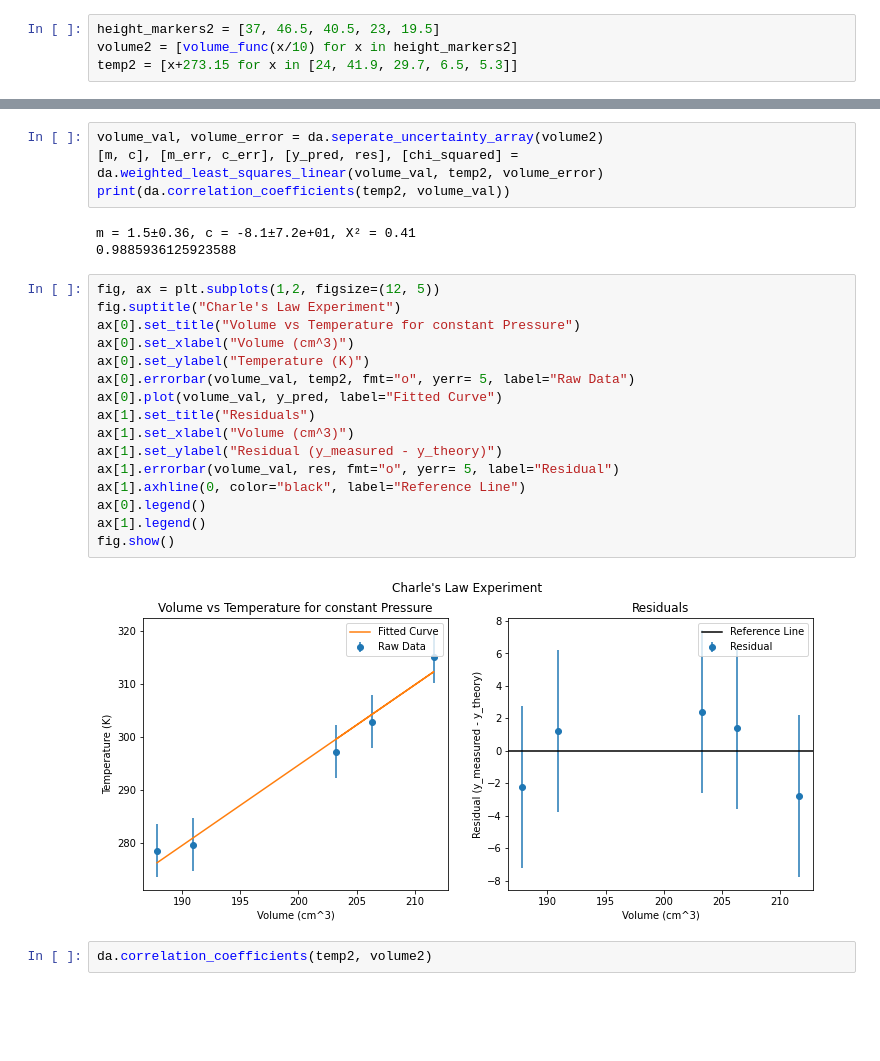
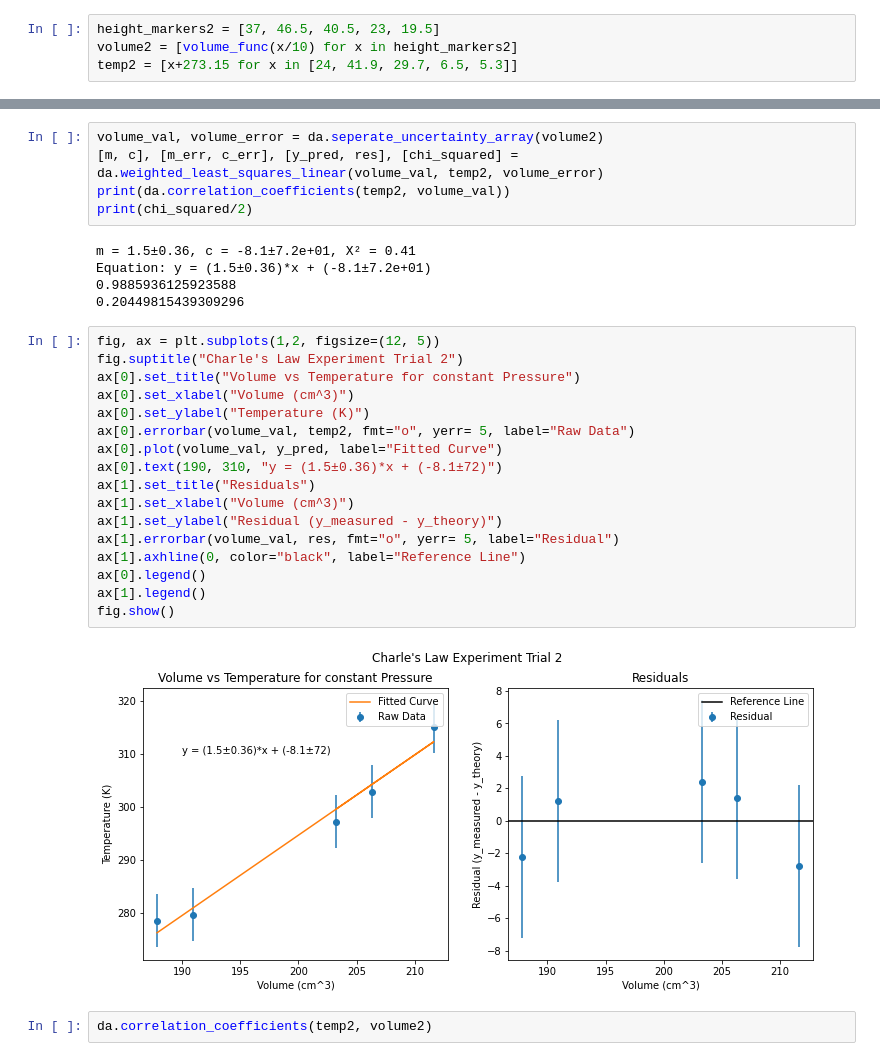
Before and after one commit to AyushmaanAggarwal/Physics-5CL, a Jupyter notebook: Lab 07/Lab 7.ipynb, the cells around one changed output, grey strips where cells are left out. Drawn from its saved outputs; the diff is of its cells as text; blank space fills up the shorter version.

```diff
--- a/Lab 07/Lab 7.ipynb
+++ b/Lab 07/Lab 7.ipynb
@@ -48,27 +73,31 @@ temp2 = [x+273.15 for x in [24, 41.9, 29.7, 6.5, 5.3]]
 volume_val, volume_error = da.seperate_uncertainty_array(volume2)
 [m, c], [m_err, c_err], [y_pred, res], [chi_squared] = da.weighted_least_squares_linear(volume_val, temp2, volume_error)
 print(da.correlation_coefficients(temp2, volume_val))
+print(chi_squared/2)
 # %% [output]
 m = 1.5±0.36, c = -8.1±7.2e+01, Χ² = 0.41
+Equation: y = (1.5±0.36)*x + (-8.1±7.2e+01)
 0.9885936125923588
+0.20449815439309296
 # %%
 fig, ax = plt.subplots(1,2, figsize=(12, 5))
-fig.suptitle("Charle's Law Experiment")
+fig.suptitle("Charle's Law Experiment Trial 2")
 ax[0].set_title("Volume vs Temperature for constant Pressure")
 ax[0].set_xlabel("Volume (cm^3)")
 ax[0].set_ylabel("Temperature (K)")
 ax[0].errorbar(volume_val, temp2, fmt="o", yerr= 5, label="Raw Data")
 ax[0].plot(volume_val, y_pred, label="Fitted Curve")
+ax[0].text(190, 310, "y = (1.5±0.36)*x + (-8.1±72)")
 ax[1].set_title("Residuals")
 ax[1].set_xlabel("Volume (cm^3)")
 ax[1].set_ylabel("Residual (y_measured - y_theory)")
 ax[1].errorbar(volume_val, res, fmt="o", yerr= 5, label="Residual")
 ax[1].axhline(0, color="black", label="Reference Line")
 ax[0].legend()
 ax[1].legend()
 fig.show()
 # %% [output]
-[figure, old version]
+[figure, new version]
 # %%
 da.correlation_coefficients(temp2, volume2)
 # %% [output]
```
Also changed, not shown: parts of 3 cells of this notebook, 1 other file.
